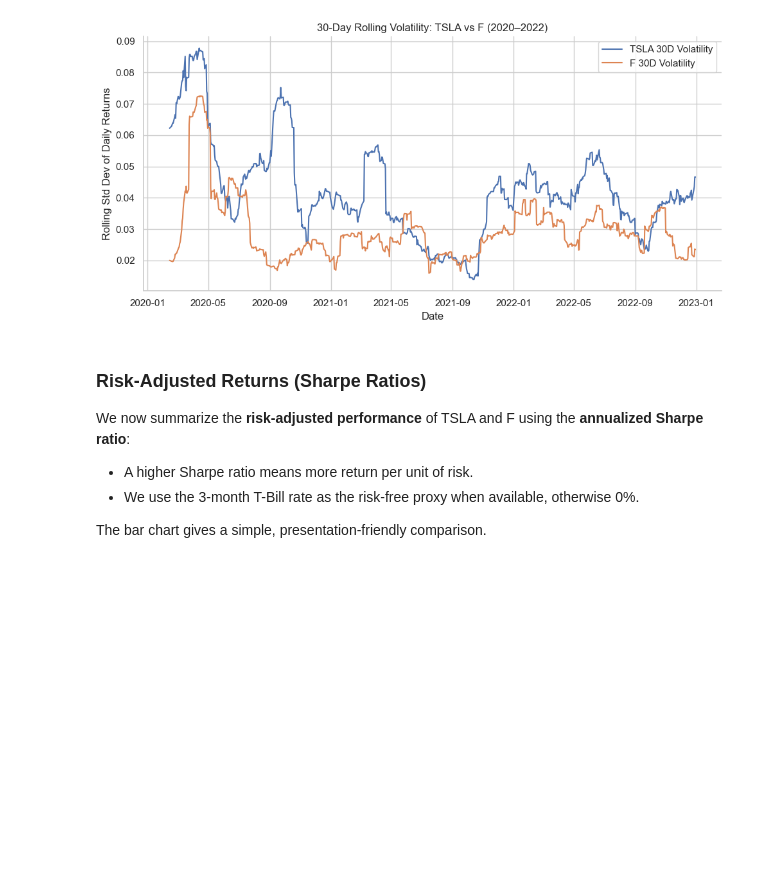
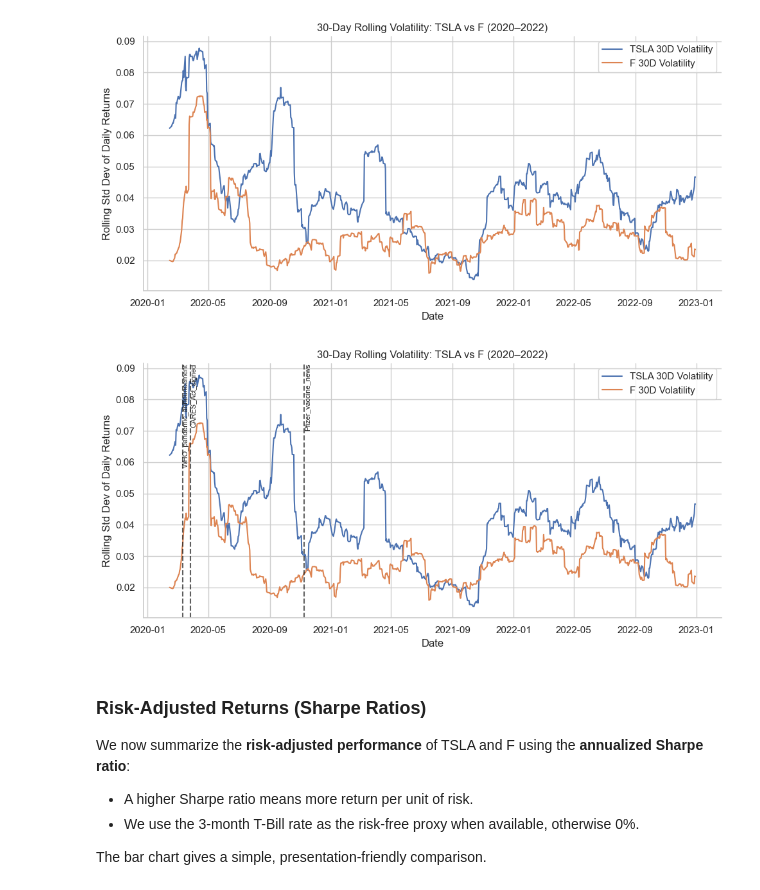
Before and after one commit to jonatanalcala/tsla-f-covid19-event-analysis, a Jupyter notebook: tsla_f_covid_volatility_analysis.ipynb, the cells around one changed output. Saved outputs shown, nothing was run; the diff lists cells and outputs as text; code cells hidden in the pictures; blank space fills up the shorter version.

```diff
--- a/tsla_f_covid_volatility_analysis.ipynb
+++ b/tsla_f_covid_volatility_analysis.ipynb
@@ -471,6 +492,25 @@ plt.tight_layout()
 plt.show()
 # %% [output]
 [figure]
+# %%
+plt.figure()
+plt.plot(rolling_vol.index, rolling_vol["TSLA_ret"], label="TSLA 30D Volatility")
+plt.plot(rolling_vol.index, rolling_vol["F_ret"], label="F 30D Volatility")
+
+for name, date_str in event_dates.items():
+    date = pd.to_datetime(date_str)
+    plt.axvline(x=date, color='k', linestyle='--', alpha=0.7)
+    plt.text(date, plt.ylim()[1], name,
+             rotation=90, verticalalignment='top', fontsize=8)
+
+plt.title("30-Day Rolling Volatility: TSLA vs F (2020–2022)")
+plt.xlabel("Date")
+plt.ylabel("Rolling Std Dev of Daily Returns")
+plt.legend()
+plt.tight_layout()
+plt.show()
+# %% [output]
+[figure, added]
 # %% [markdown]
 ### **Risk-Adjusted Returns (Sharpe Ratios)**
 
```
Also changed, not shown: parts of 2 cells of this notebook.
